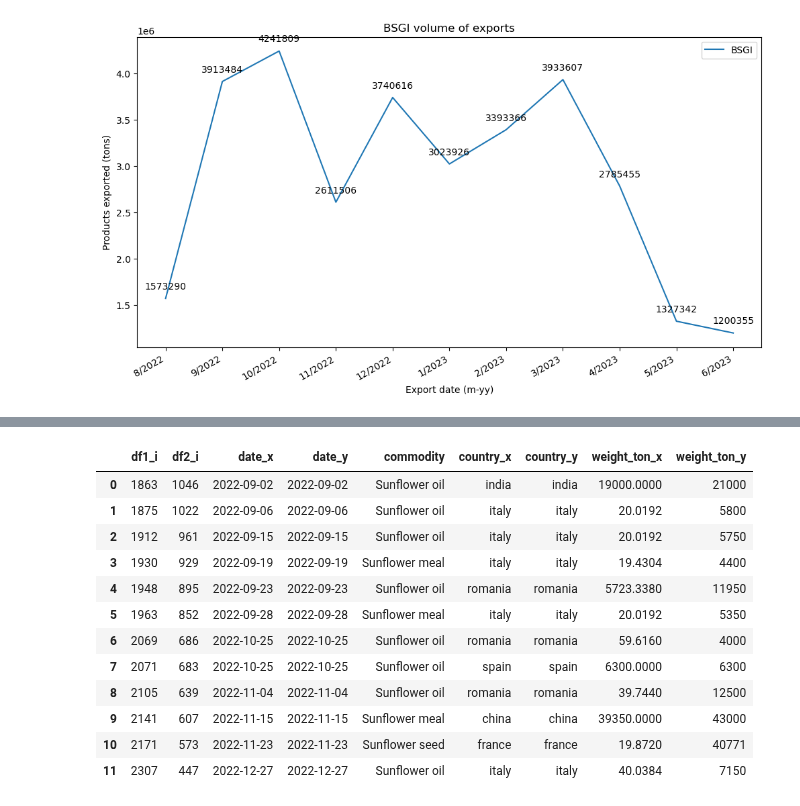
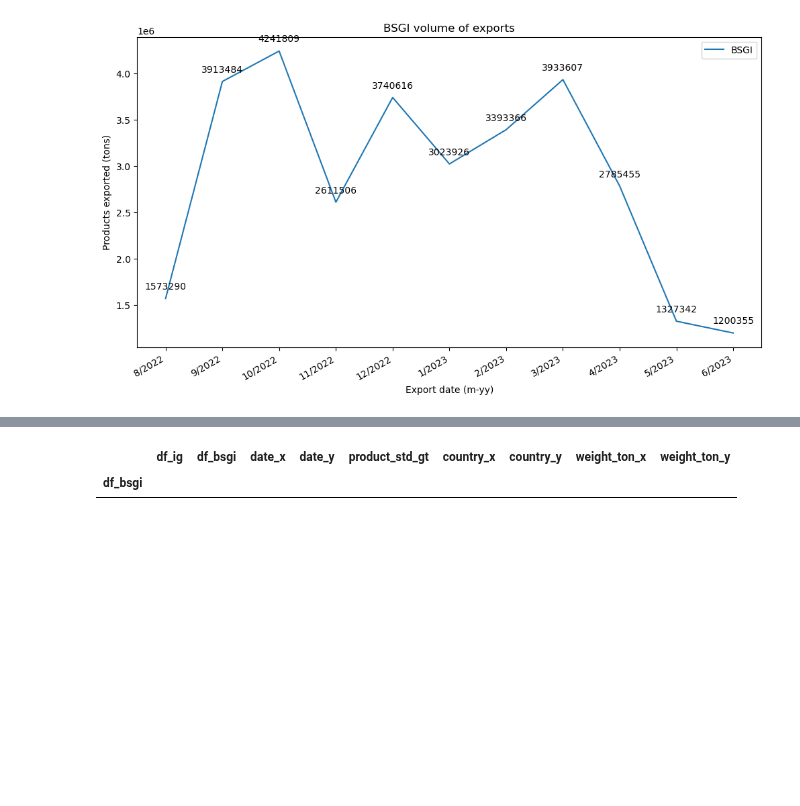
Before and after one commit to uchicago-dsi/oakland-institute-ukraine, a Jupyter notebook: notebooks/import_genius.ipynb, the cells around one changed output, grey strips where cells are left out. Saved outputs shown, nothing was run; the diff lists cells and outputs as text; code cells hidden in the pictures; blank space fills up the shorter version.

Commit message:
Changed notebook to only include necessary functions

```diff
--- a/notebooks/import_genius.ipynb
+++ b/notebooks/import_genius.ipynb
@@ -155,6 +74,6 @@ Outbound data:
 # %%
-# PLOT CROPS
+product_std = set(PRODUCTS_VAL)
 
 for crop in product_std:
-    plot_crops(crop, kernel_c, outbound_c)
+    plot_crops(crop, ig, bsgi, False)
 # %% [output]
@@ -322,30 +147,37 @@ Number of matches:  39
 # %%
-sunflower_kernel = kernel_c.copy()
+# sunflower_kernel = kernel_c.copy()
 
-sunflower_kernel["n_products"] = 0
+# sunflower_kernel["n_products"] = 0
 
-for product in product_std:
-    sunflower_kernel["n_products"] += sunflower_kernel[product]
+# for product in product_std:
+#     sunflower_kernel["n_products"] += sunflower_kernel[product]
 
-# print("Products BSGI:\n", product_std)
+# # print("Products BSGI:\n", product_std)
 
-sunflower_kernel = sunflower_kernel.loc[(sunflower_kernel.loc[:, "sunflower"] == True) & (sunflower_kernel.loc[:, "n_products"] == 1)]
-sunflower_bsgi = outbound_c.loc[outbound_c.loc[:, "product_std"] == "sunflower"]
+# sunflower_kernel = sunflower_kernel.loc[(sunflower_kernel.loc[:, "sunflower"] == True) & (sunflower_kernel.loc[:, "n_products"] == 1)]
+# sunflower_bsgi = outbound_c.loc[outbound_c.loc[:, "product_std"] == "sunflower"]
 
-sunflower_kernel = sunflower_kernel[["date", "country", "weight_ton"]].groupby(["date", "country"]).sum().reset_index()
+# sunflower_kernel = sunflower_kernel[["date", "country", "weight_ton"]].groupby(["date", "country"]).sum().reset_index()
 
-sunflower_kernel.index.name = "df1_i"
-sunflower_bsgi.index.name = "df2_i"
+# sunflower_kernel.index.name = "df1_i"
+# sunflower_bsgi.index.name = "df2_i"
 
-matches = find_matches(sunflower_kernel, sunflower_bsgi, ["date"], ["country"], ["date"])
+# matches = find_matches(sunflower_kernel, sunflower_bsgi, ["date"], ["country"], ["date"])
 
-# Add this to find_matches function later if it turns out to be neccesary
-matches = matches.reset_index()
-# print("All matches:\n", matches)
-bsgi_i = matches.groupby("df2_i")["df1_i"].nunique()
-unique = matches[matches["df2_i"].isin(bsgi_i[bsgi_i == 1].index)][["df1_i", "df2_i"]].reset_index(drop=True)
+# # Add this to find_matches function later if it turns out to be neccesary
+# matches = matches.reset_index()
+# # print("All matches:\n", matches)
+# bsgi_i = matches.groupby("df2_i")["df1_i"].nunique()
+# unique = matches[matches["df2_i"].isin(bsgi_i[bsgi_i == 1].index)][["df1_i", "df2_i"]].reset_index(drop=True)
 
-full_unique = unique.merge(sunflower_kernel, left_on='df1_i', right_index=True)
-full_unique = full_unique.merge(sunflower_bsgi, left_on='df2_i', right_index=True)
-full_unique[["df1_i", "df2_i", "date_x", "date_y", "commodity", "country_x" , "country_y", "weight_ton_x", "weight_ton_y"]]
+# full_unique = unique.merge(sunflower_kernel, left_on='df1_i', right_index=True)
+# full_unique = full_unique.merge(sunflower_bsgi, left_on='df2_i', right_index=True)
+# full_unique[["df1_i", "df2_i", "date_x", "date_y", "commodity", "country_x" , "country_y", "weight_ton_x", "weight_ton_y"]]
+
+
+unique_matches = record_linkage(ig, bsgi, crop, ["date"], ["country"], ["date"])
+unique_matches[["df_ig", "df_bsgi", "date_x", "date_y", "product_std_gt", "country_x" , "country_y", "weight_ton_x", "weight_ton_y"]]
+
+# matches = find_matches(ig, bsgi, ["date"], ["country"], ["date"])
+# matches
 # %% [output]
@@ -370,13 +201,2 @@ Number of matches:  12
-|  | df1_i | df2_i | date_x | date_y | commodity | country_x | country_y | weight_ton_x | weight_ton_y |
-| 0 | 1863 | 1046 | 2022-09-02 | 2022-09-02 | Sunflower oil | india | india | 19000.0000 | 21000 |
-| 1 | 1875 | 1022 | 2022-09-06 | 2022-09-06 | Sunflower oil | italy | italy | 20.0192 | 5800 |
-| 2 | 1912 | 961 | 2022-09-15 | 2022-09-15 | Sunflower oil | italy | italy | 20.0192 | 5750 |
-| 3 | 1930 | 929 | 2022-09-19 | 2022-09-19 | Sunflower meal | italy | italy | 19.4304 | 4400 |
-| 4 | 1948 | 895 | 2022-09-23 | 2022-09-23 | Sunflower oil | romania | romania | 5723.3380 | 11950 |
-| 5 | 1963 | 852 | 2022-09-28 | 2022-09-28 | Sunflower meal | italy | italy | 20.0192 | 5350 |
-| 6 | 2069 | 686 | 2022-10-25 | 2022-10-25 | Sunflower oil | romania | romania | 59.6160 | 4000 |
-| 7 | 2071 | 683 | 2022-10-25 | 2022-10-25 | Sunflower oil | spain | spain | 6300.0000 | 6300 |
-| 8 | 2105 | 639 | 2022-11-04 | 2022-11-04 | Sunflower oil | romania | romania | 39.7440 | 12500 |
-| 9 | 2141 | 607 | 2022-11-15 | 2022-11-15 | Sunflower meal | china | china | 39350.0000 | 43000 |
-| 10 | 2171 | 573 | 2022-11-23 | 2022-11-23 | Sunflower seed | france | france | 19.8720 | 40771 |
-| 11 | 2307 | 447 | 2022-12-27 | 2022-12-27 | Sunflower oil | italy | italy | 40.0384 | 7150 |
+|  | df_ig | df_bsgi | date_x | date_y | product_std_gt | country_x | country_y | weight_ton_x | weight_ton_y |
+| df_bsgi |  |  |  |  |  |  |  |  |  |
```
Also changed, not shown: parts of 22 cells of this notebook.
